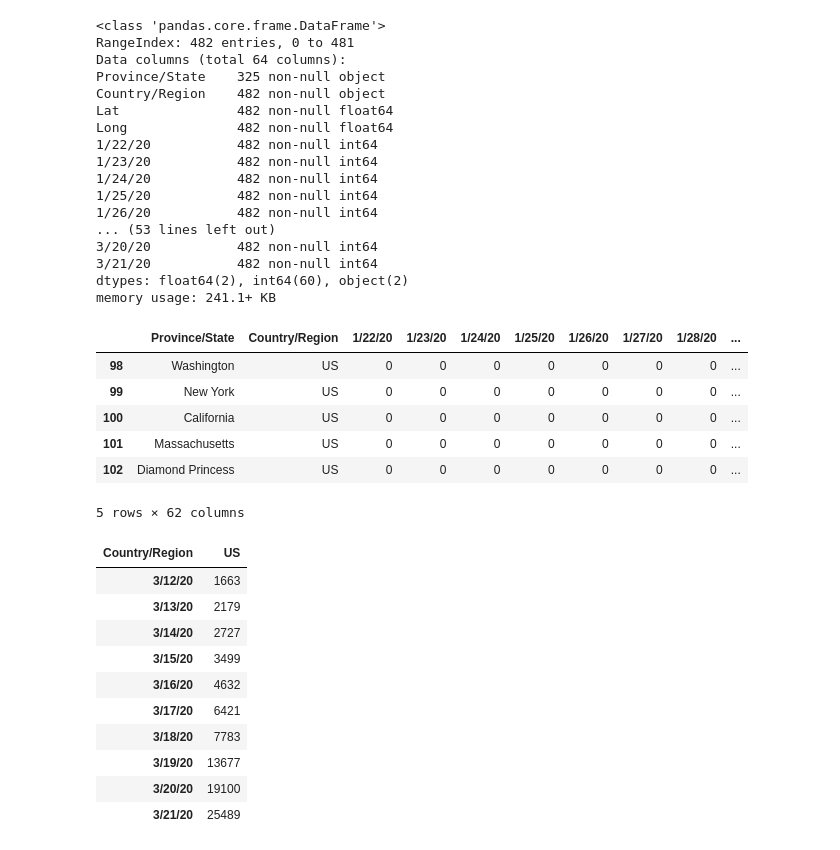
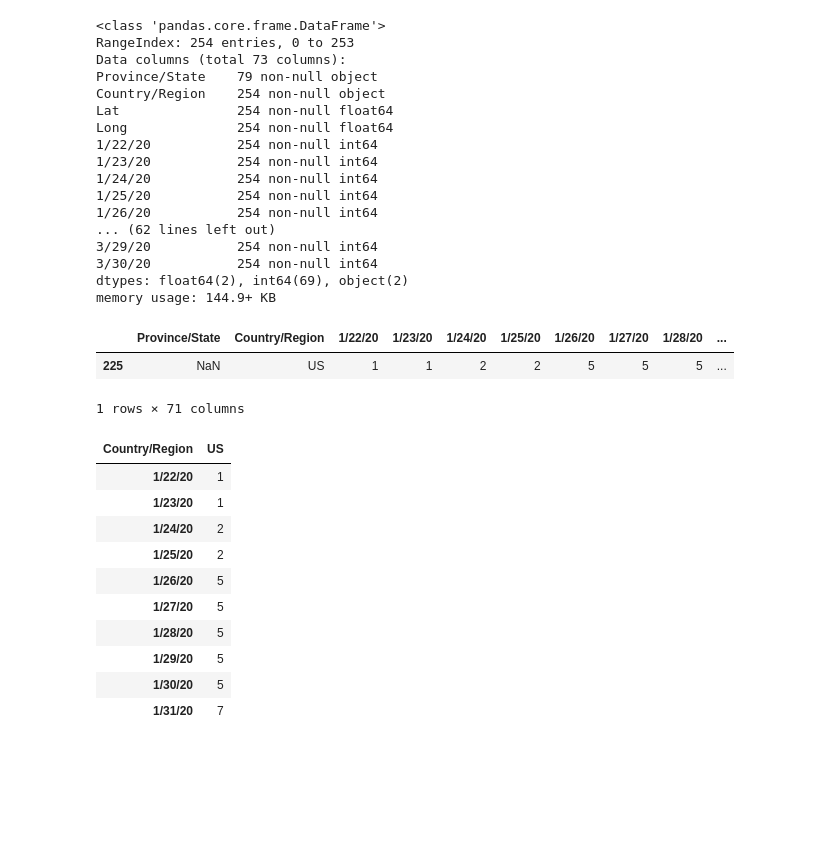
Before and after one commit to TechDancer/Learning, a Jupyter notebook: Experimenting with COVID Data.ipynb, the cells around one changed output. Drawn from its saved outputs; the diff is of its cells as text; code cells hidden in the pictures; blank space fills up the shorter version.

```diff
--- a/Experimenting with COVID Data.ipynb
+++ b/Experimenting with COVID Data.ipynb
@@ -157,6 +262,6 @@ plt.show()
 # %%
 #Now I'm going to attempt to do a line graph with a trend line of US cases
-df_ts = pd.read_csv('https://raw.githubusercontent.com/CSSEGISandData/COVID-19/master/csse_covid_19_data/csse_covid_19_time_series/time_series_19-covid-Confirmed.csv')
+df_ts = pd.read_csv('https://raw.githubusercontent.com/CSSEGISandData/COVID-19/master/csse_covid_19_data/csse_covid_19_time_series/time_series_covid19_confirmed_global.csv')
 df_ts.head()
 # %% [output]
 |  | Province/State | Country/Region | Lat | Long | 1/22/20 | 1/23/20 | 1/24/20 | 1/25/20 | 1/26/20 | ... |
@@ -171,46 +276,42 @@ df_ts.head()
 df_ts.info()
 # %% [output]
 <class 'pandas.core.frame.DataFrame'>
-RangeIndex: 482 entries, 0 to 481
-Data columns (total 64 columns):
-Province/State    325 non-null object
-Country/Region    482 non-null object
-Lat               482 non-null float64
-Long              482 non-null float64
-1/22/20           482 non-null int64
-1/23/20           482 non-null int64
-1/24/20           482 non-null int64
-1/25/20           482 non-null int64
-1/26/20           482 non-null int64
-... (53 lines left out)
-3/20/20           482 non-null int64
-3/21/20           482 non-null int64
-dtypes: float64(2), int64(60), object(2)
-memory usage: 241.1+ KB
+RangeIndex: 254 entries, 0 to 253
+Data columns (total 73 columns):
+Province/State    79 non-null object
+Country/Region    254 non-null object
+Lat               254 non-null float64
+Long              254 non-null float64
+1/22/20           254 non-null int64
+1/23/20           254 non-null int64
+1/24/20           254 non-null int64
+1/25/20           254 non-null int64
+1/26/20           254 non-null int64
+... (62 lines left out)
+3/29/20           254 non-null int64
+3/30/20           254 non-null int64
+dtypes: float64(2), int64(69), object(2)
+memory usage: 144.9+ KB
 # %%
 US_ts = df_ts[df_ts['Country/Region'] == 'US']
 US_ts = US_ts.drop(columns=['Lat','Long'])
-US_ts.head()
+US_ts
 # %% [output]
 |  | Province/State | Country/Region | 1/22/20 | 1/23/20 | 1/24/20 | 1/25/20 | 1/26/20 | 1/27/20 | 1/28/20 | ... |
-| 98 | Washington | US | 0 | 0 | 0 | 0 | 0 | 0 | 0 | ... |
-| 99 | New York | US | 0 | 0 | 0 | 0 | 0 | 0 | 0 | ... |
-| 100 | California | US | 0 | 0 | 0 | 0 | 0 | 0 | 0 | ... |
-| 101 | Massachusetts | US | 0 | 0 | 0 | 0 | 0 | 0 | 0 | ... |
-| 102 | Diamond Princess | US | 0 | 0 | 0 | 0 | 0 | 0 | 0 | ... |
+| 225 | NaN | US | 1 | 1 | 2 | 2 | 5 | 5 | 5 | ... |
-5 rows × 62 columns
+1 rows × 71 columns
 # %%
 US_ts = US_ts.groupby( ['Country/Region']).sum().transpose()
-US_ts.tail(10)
+US_ts.head(10)
 # %% [output]
 | Country/Region | US |
-| 3/12/20 | 1663 |
-| 3/13/20 | 2179 |
-| 3/14/20 | 2727 |
-| 3/15/20 | 3499 |
-| 3/16/20 | 4632 |
-| 3/17/20 | 6421 |
-| 3/18/20 | 7783 |
-| 3/19/20 | 13677 |
-| 3/20/20 | 19100 |
-| 3/21/20 | 25489 |
+| 1/22/20 | 1 |
+| 1/23/20 | 1 |
+| 1/24/20 | 2 |
+| 1/25/20 | 2 |
+| 1/26/20 | 5 |
+| 1/27/20 | 5 |
+| 1/28/20 | 5 |
+| 1/29/20 | 5 |
+| 1/30/20 | 5 |
+| 1/31/20 | 7 |
```
Also changed, not shown: parts of 35 cells of this notebook.
